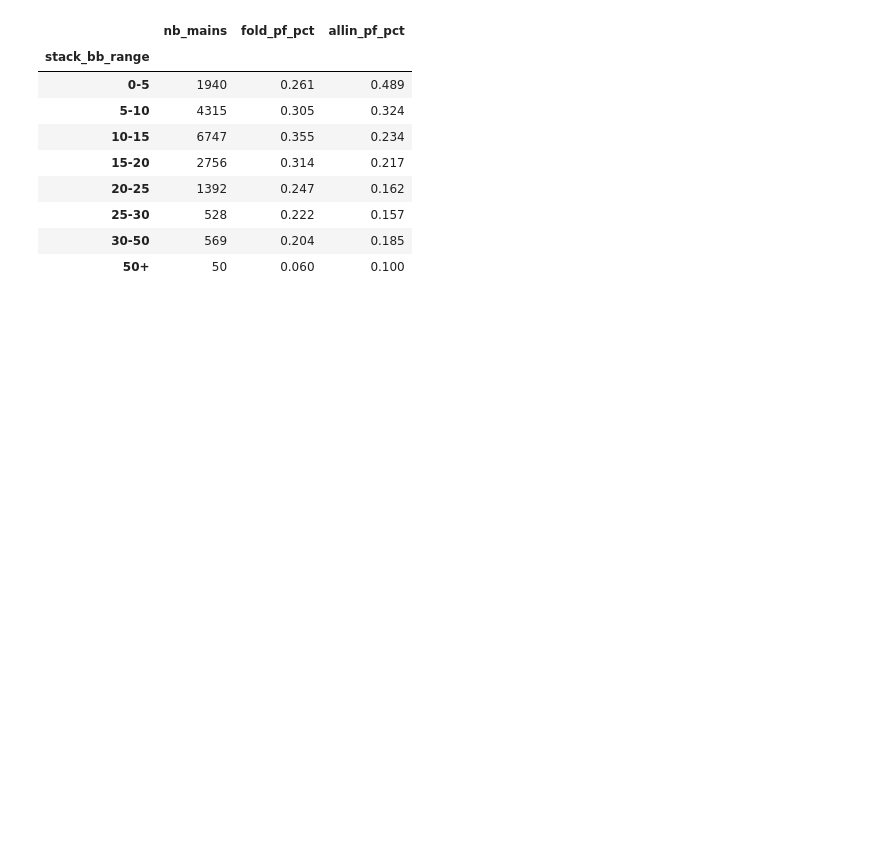
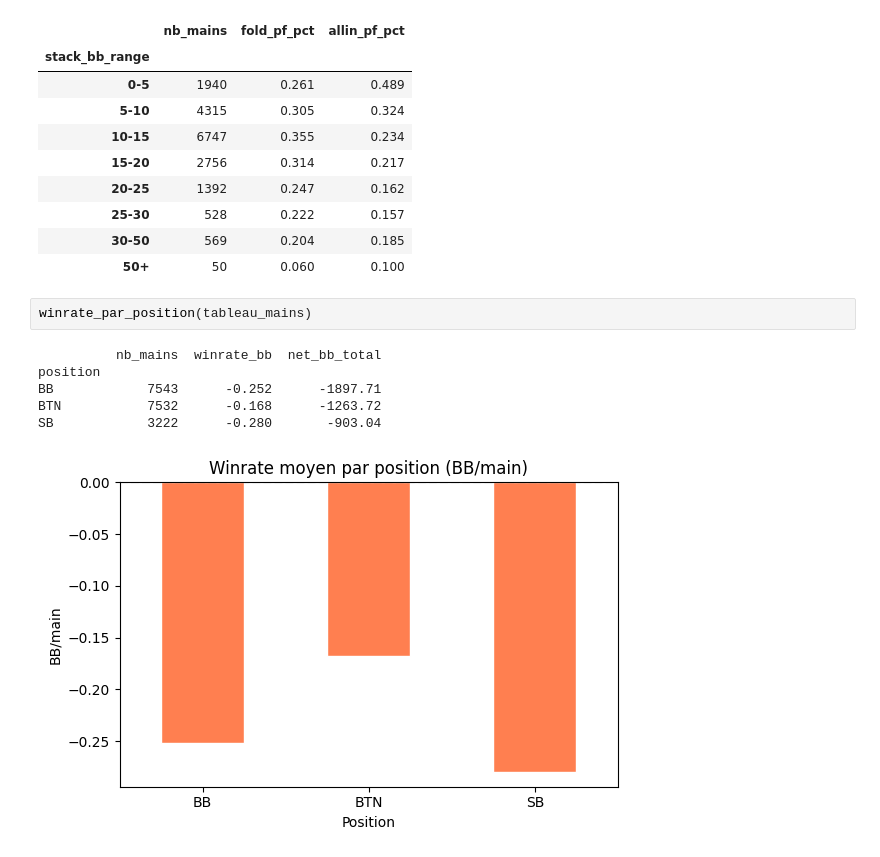
Before and after one commit to MathisKacer/projet_poker, a Jupyter notebook: execution.ipynb, the cells around one changed output. Cells and saved outputs as stored; diff of their text form; blank space fills up the shorter version.

Commit message:
changement jupiter plus ajout winrate

```diff
--- a/execution.ipynb
+++ b/execution.ipynb
@@ -72,3 +69,12 @@ analyse_stack_bb(tableau_mains)
 | 25-30 | 528 | 0.222 | 0.157 |
 | 30-50 | 569 | 0.204 | 0.185 |
 | 50+ | 50 | 0.060 | 0.100 |
+# %%
+winrate_par_position(tableau_mains)
+# %% [output]
+          nb_mains  winrate_bb  net_bb_total
+position
+BB            7543      -0.252      -1897.71
+BTN           7532      -0.168      -1263.72
+SB            3222      -0.280       -903.04
+[figure, added]
```
Also changed, not shown: parts of 2 cells of this notebook, 2 other files.
